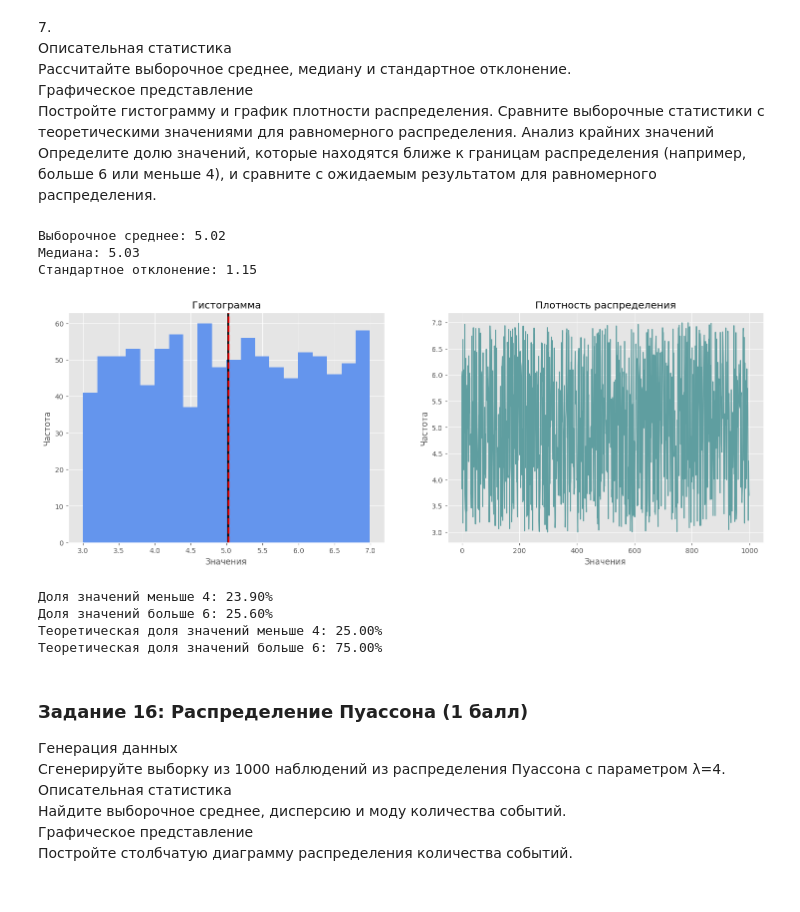
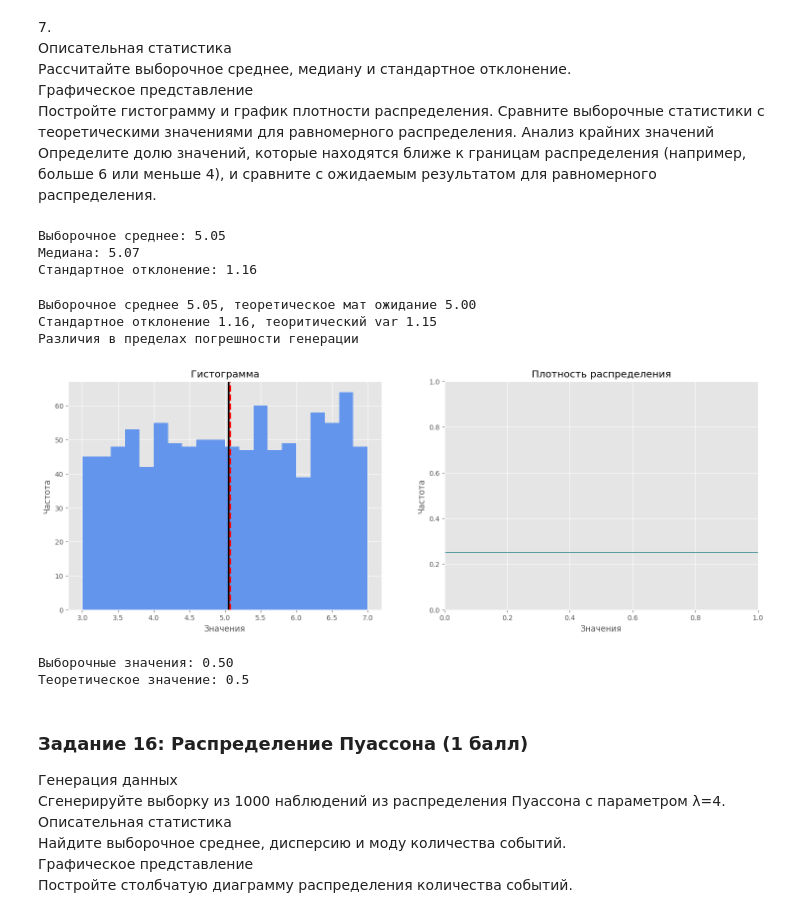
Before and after one commit to hilkovich/itmo_math_stat, a Jupyter notebook: homework_1/HW_1.ipynb, the cells around one changed output. Saved outputs shown, nothing was run; the diff lists cells and outputs as text; code cells hidden in the pictures.

```diff
--- a/homework_1/HW_1.ipynb
+++ b/homework_1/HW_1.ipynb
@@ -690,7 +690,10 @@ print(f"Вероятность не более 5 попыток (теорети
 Определите долю значений, которые находятся ближе к границам распределения (например, больше 6 или меньше 4), и сравните с ожидаемым результатом для равномерного распределения.
 # %%
 # Генерация данных
-sample_uni = uniform.rvs(loc=3, scale=4, size=1000)
+a = 3
+b = 7
+
+sample_uni = uniform.rvs(loc=a, scale=b - a, size=1000, random_state=12)
 # %%
 # Описательная статистика
 mean_uni = np.mean(sample_uni)
@@ -701,52 +704,52 @@ print(f"Выборочное среднее: {mean_uni:.2f}")
 print(f"Медиана: {median_uni:.2f}")
 print(f"Стандартное отклонение: {std_uni:.2f}")
 # %% [output]
-Выборочное среднее: 5.02
-Медиана: 5.03
-Стандартное отклонение: 1.15
+Выборочное среднее: 5.05
+Медиана: 5.07
+Стандартное отклонение: 1.16
+# %%
+print(f"Выборочное среднее {mean_uni:.2f}, теоретическое мат ожидание {(a+b)/2:.2f}")
+print(
+    f"Стандартное отклонение {std_uni:.2f}, теоритический var {(((b-a)**2)/12)**(1/2):.2f}"
+)
+print("Различия в пределах погрешности генерации")
+# %% [output]
+Выборочное среднее 5.05, теоретическое мат ожидание 5.00
+Стандартное отклонение 1.16, теоритический var 1.15
+Различия в пределах погрешности генерации
 # %%
 # Графическое представление
 plt.figure(figsize=(18, 6))
 
 # Гистограмма
 plt.subplot(1, 2, 1)
 plt.hist(sample_uni, bins=20, color="cornflowerblue")
 plt.axvline(mean_uni, c="black", ls="-", lw=2.5)
 plt.axvline(median_uni, c="red", ls="--", lw=2.5)
 plt.title("Гистограмма")
 plt.xlabel("Значения")
 plt.ylabel("Частота")
 
 # Плотность распределения
 plt.subplot(1, 2, 2)
-plt.plot(sample_uni, color="cadetblue")
+plt.axhline(1 / (b - a), color="cadetblue")
 plt.title("Плотность распределения")
 plt.xlabel("Значения")
 plt.ylabel("Частота")
 
 plt.show()
 # %% [output]
-[figure, old version]
+[figure, new version]
-# %%
-# Анализ крайних значений
-lower_bound = 4
-upper_bound = 6
-lower_count = np.sum(sample_uni < lower_bound)
-upper_count = np.sum(sample_uni > upper_bound)
-
-# Теоретические значения для равномерного распределения
-lower_theoretical = (lower_bound - 3) / (7 - 3)
-upper_theoretical = (upper_bound - 3) / (7 - 3)
-
-print(f"Доля значений меньше {lower_bound}: {lower_count / 1000:.2%}")
-print(f"Доля значений больше {upper_bound}: {upper_count / 1000:.2%}")
-print(f"Теоретическая доля значений меньше {lower_bound}: {lower_theoretical:.2%}")
-print(f"Теоретическая доля значений больше {upper_bound}: {upper_theoretical:.2%}")
-# %% [output]
-Доля значений меньше 4: 23.90%
-Доля значений больше 6: 25.60%
-Теоретическая доля значений меньше 4: 25.00%
-Теоретическая доля значений больше 6: 75.00%
+# %%
+count_uni = len(sample_uni[(sample_uni < 4) | (sample_uni > 6)])
+
+proba_uni = 2 / (b - a)
+
+print(f"Выборочные значения: {count_uni/1000:.2f}")
+print(f"Теоретическое значение: {round(proba_uni, 3)}")
+# %% [output]
+Выборочные значения: 0.50
+Теоретическое значение: 0.5
 # %% [markdown]
 ### Задание 16: Распределение Пуассона (1 балл)
 Генерация данных \
```
Also changed, not shown: parts of 24 cells of this notebook.
